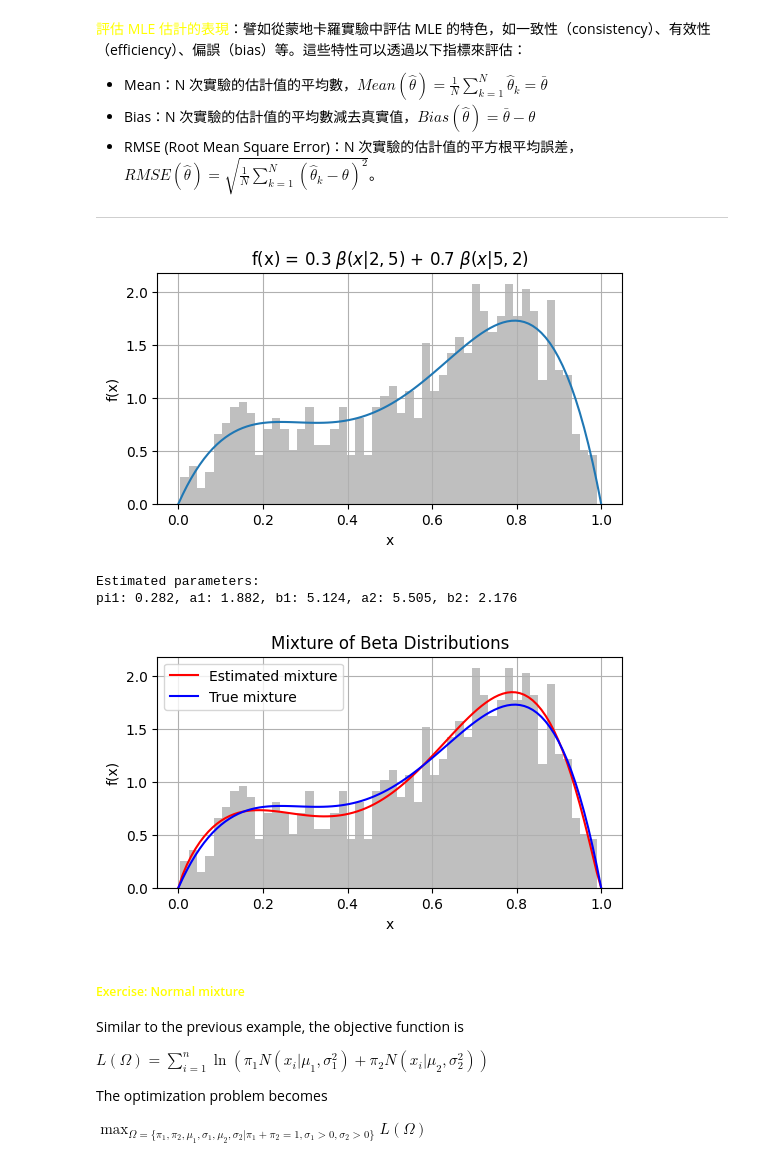
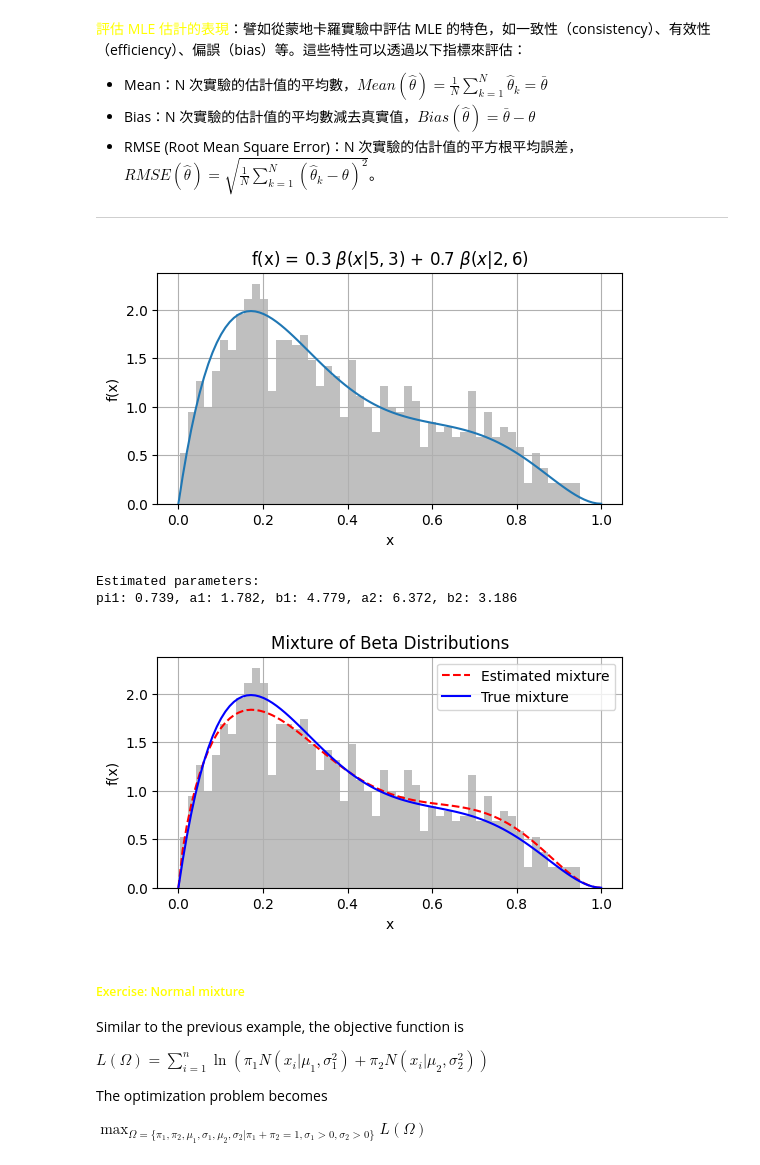
Before and after one commit to ntpuccw/InClassCoding, a Jupyter notebook: gar1028.ipynb, the cells around one changed output. Cells and saved outputs as stored; diff of their text form; code cells hidden in the pictures.

```diff
--- a/gar1028.ipynb
+++ b/gar1028.ipynb
@@ -44,8 +44,8 @@ import matplotlib.pyplot as plt
 
 pi1 = 0.3
 pi2 = 1 - pi1
-a1, b1 = 2, 5
-a2, b2 = 5, 2
+a1, b1 = 5, 3
+a2, b2 = 2, 6
 
 f = lambda x: pi1 * beta.pdf(x, a1, b1) + pi2 * beta.pdf(x, a2, b2)
 # generate n samples from the mixture of beta distributions
@@ -70,7 +70,7 @@ plt.ylabel('f(x)')
 plt.grid()
 plt.show()
 # %% [output]
-[figure, old version]
+[figure, new version]
 # %%
 # define the log-joint likelihood function for the mixture of beta distributions
 from scipy.optimize import minimize
@@ -85,36 +85,36 @@ def log_joint_likelihood(params, data):
     return log_likelihood
 
 # define the negative log-likelihood function for optimization
 def neg_log_joint_likelihood(params, data):
     return -log_joint_likelihood(params, data)
 
 # optimize the parameters
 initial_params = (0.5, 1, 6, 6, 1)
 result = minimize(neg_log_joint_likelihood, initial_params, \
                   args=(samples,), method='L-BFGS-B', \
                     bounds=[(0, 1), (0.001, None), (0.001, None), (0.001, None), (0.001, None)])
 # print the estimated parameters
 pi1_hat, a1_hat, b1_hat, a2_hat, b2_hat = result.x
 print('Estimated parameters:')
 print(f'pi1: {pi1_hat:.3f}, a1: {a1_hat:.3f}, b1: {b1_hat:.3f}, a2: {a2_hat:.3f}, b2: {b2_hat:.3f}')
 # plot the estimated mixture of beta distributions
 f_hat = lambda x: pi1_hat * beta.pdf(x, a1_hat, b1_hat) + (1 - pi1_hat) * beta.pdf(x, a2_hat, b2_hat)
 y_hat = f_hat(x)
 
 fig = plt.figure(figsize=(6, 3))
-plt.plot(x, y_hat, color='red', label='Estimated mixture')
+plt.plot(x, y_hat, color='red', linestyle='--', label='Estimated mixture')
 plt.plot(x, y, color='blue', label='True mixture')
 plt.hist(samples, bins=50, density=True, alpha=0.5, color='gray')
 plt.title('Mixture of Beta Distributions')
 plt.xlabel('x')
 plt.ylabel('f(x)')
 plt.legend()
 plt.grid()
 plt.show()
 # %% [output]
 Estimated parameters:
-pi1: 0.282, a1: 1.882, b1: 5.124, a2: 5.505, b2: 2.176
+pi1: 0.739, a1: 1.782, b1: 4.779, a2: 6.372, b2: 3.186
-[figure, old version]
+[figure, new version]
 # %% [markdown]
 ##### <font color=yellow>Exercise: Normal mixture</font> #####
 
```
Also changed, not shown: 1 other file.
